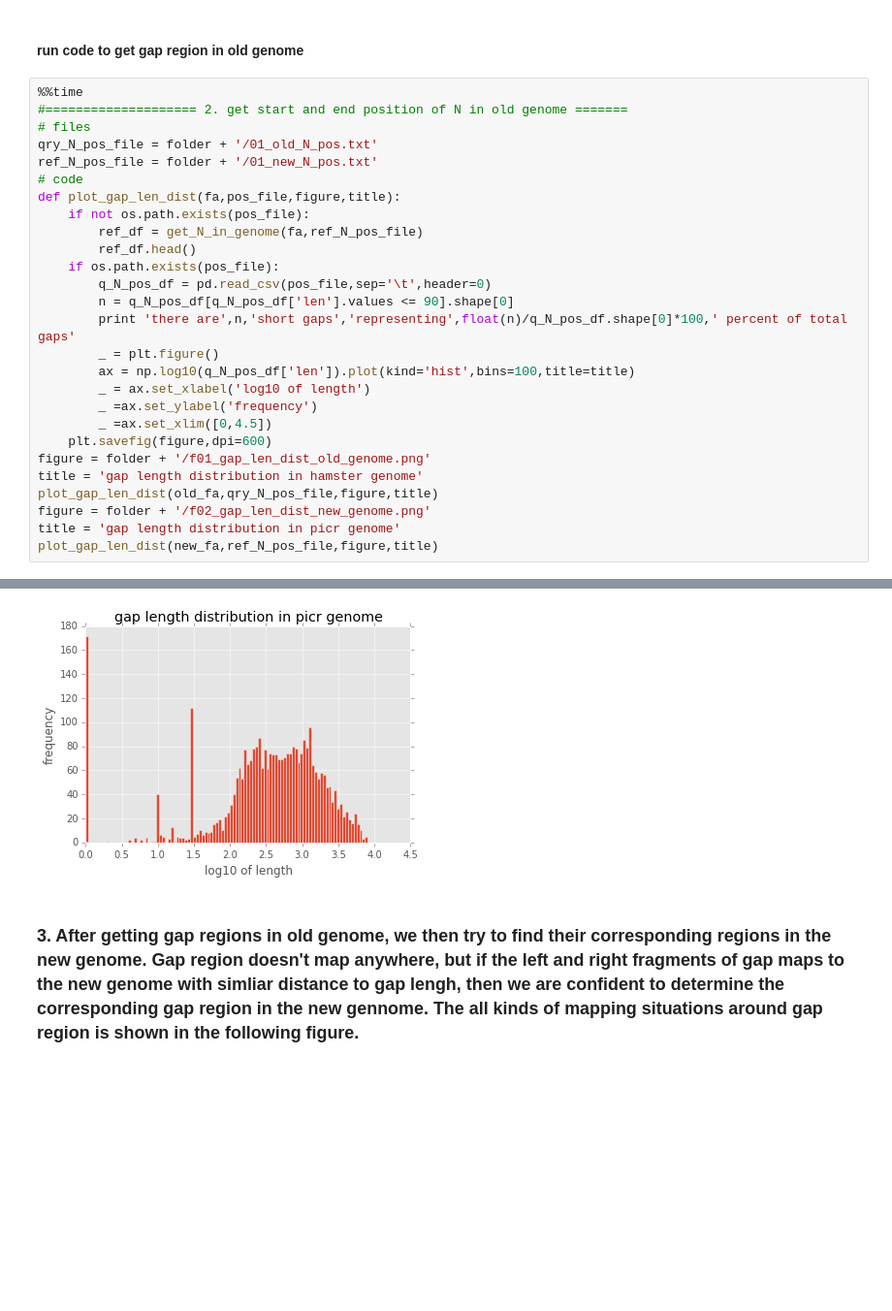
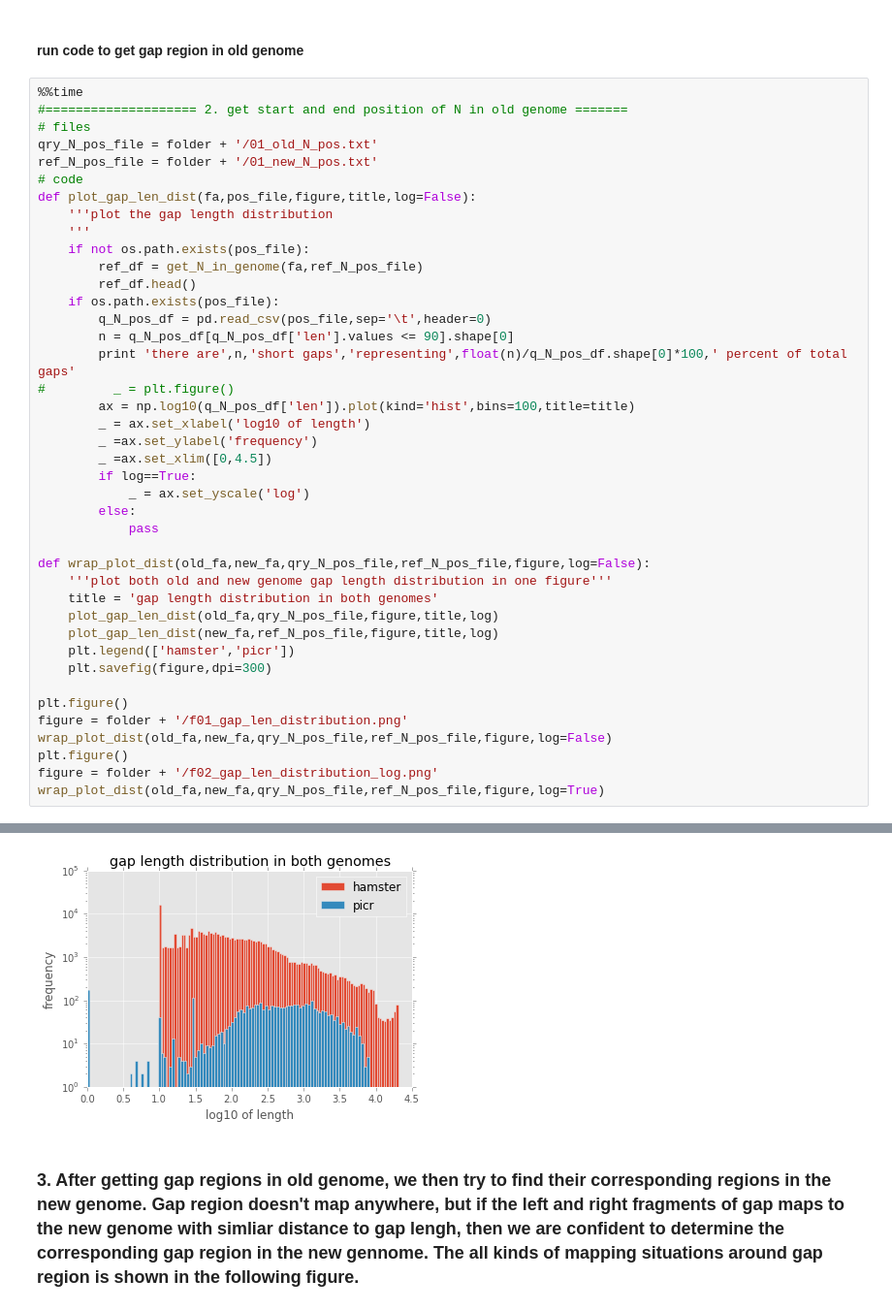
Before and after one commit to LewisLabUCSD/assembly_gaps, a Jupyter notebook: gap_analysis_between_two_assembly.ipynb, the cells around one changed output, grey strips where cells are left out. Shown: that part at 97% size. Cells and saved outputs as stored; diff of their text form; blank space fills up the shorter version.

Commit message:
add a plot of gap length difference distribution

```diff
--- a/gap_analysis_between_two_assembly.ipynb
+++ b/gap_analysis_between_two_assembly.ipynb
@@ -153,7 +154,9 @@ def get_N_in_genome(fa,N_pos_file):
 qry_N_pos_file = folder + '/01_old_N_pos.txt'
 ref_N_pos_file = folder + '/01_new_N_pos.txt'
 # code
-def plot_gap_len_dist(fa,pos_file,figure,title):
+def plot_gap_len_dist(fa,pos_file,figure,title,log=False):
+    '''plot the gap length distribution
+    '''
     if not os.path.exists(pos_file):
         ref_df = get_N_in_genome(fa,ref_N_pos_file)
         ref_df.head()
@@ -161,18 +164,30 @@ def plot_gap_len_dist(fa,pos_file,figure,title):
         q_N_pos_df = pd.read_csv(pos_file,sep='\t',header=0)
         n = q_N_pos_df[q_N_pos_df['len'].values <= 90].shape[0]
         print 'there are',n,'short gaps','representing',float(n)/q_N_pos_df.shape[0]*100,' percent of total gaps'
-        _ = plt.figure()
+#         _ = plt.figure()
         ax = np.log10(q_N_pos_df['len']).plot(kind='hist',bins=100,title=title)
         _ = ax.set_xlabel('log10 of length')
         _ =ax.set_ylabel('frequency')
         _ =ax.set_xlim([0,4.5])
-    plt.savefig(figure,dpi=600)
-figure = folder + '/f01_gap_len_dist_old_genome.png'
-title = 'gap length distribution in hamster genome'
-plot_gap_len_dist(old_fa,qry_N_pos_file,figure,title)
-figure = folder + '/f02_gap_len_dist_new_genome.png'
-title = 'gap length distribution in picr genome'
-plot_gap_len_dist(new_fa,ref_N_pos_file,figure,title)
+        if log==True:
+            _ = ax.set_yscale('log')
+        else:
+            pass
+
+def wrap_plot_dist(old_fa,new_fa,qry_N_pos_file,ref_N_pos_file,figure,log=False):
+    '''plot both old and new genome gap length distribution in one figure'''
+    title = 'gap length distribution in both genomes'
+    plot_gap_len_dist(old_fa,qry_N_pos_file,figure,title,log)
+    plot_gap_len_dist(new_fa,ref_N_pos_file,figure,title,log)
+    plt.legend(['hamster','picr'])
+    plt.savefig(figure,dpi=300)
+
+plt.figure()
+figure = folder + '/f01_gap_len_distribution.png'
+wrap_plot_dist(old_fa,new_fa,qry_N_pos_file,ref_N_pos_file,figure,log=False)
+plt.figure()
+figure = folder + '/f02_gap_len_distribution_log.png'
+wrap_plot_dist(old_fa,new_fa,qry_N_pos_file,ref_N_pos_file,figure,log=True)
 # %% [output]
 there are 97518 short gaps representing 58.6920410227  percent of total gaps
 there are 521 short gaps representing 16.0951498301  percent of total gaps
@@ -182,4 +199,4 @@ Wall time: 11 s
-[figure, old version]
+[figure, new version]
 # %% [markdown]
 ### 3. After getting gap regions in old genome, we then try to find their corresponding regions in the new genome. Gap region doesn't map anywhere, but if the left and right fragments of gap maps to the new genome with simliar distance to gap lengh, then we are confident to determine the corresponding gap region in the new gennome. The all kinds of mapping situations around gap region is shown in the following figure.
 # %%
```
Also changed, not shown: parts of 19 cells of this notebook.
